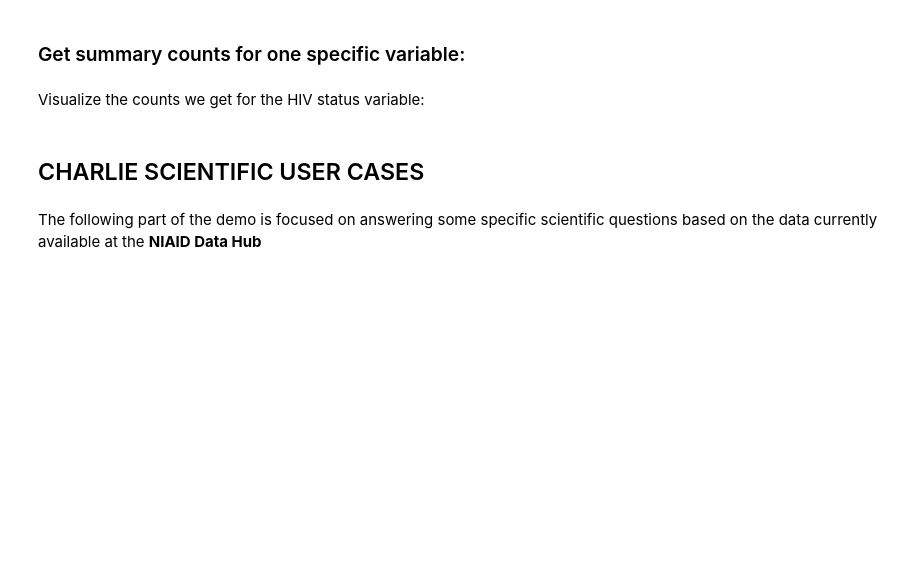
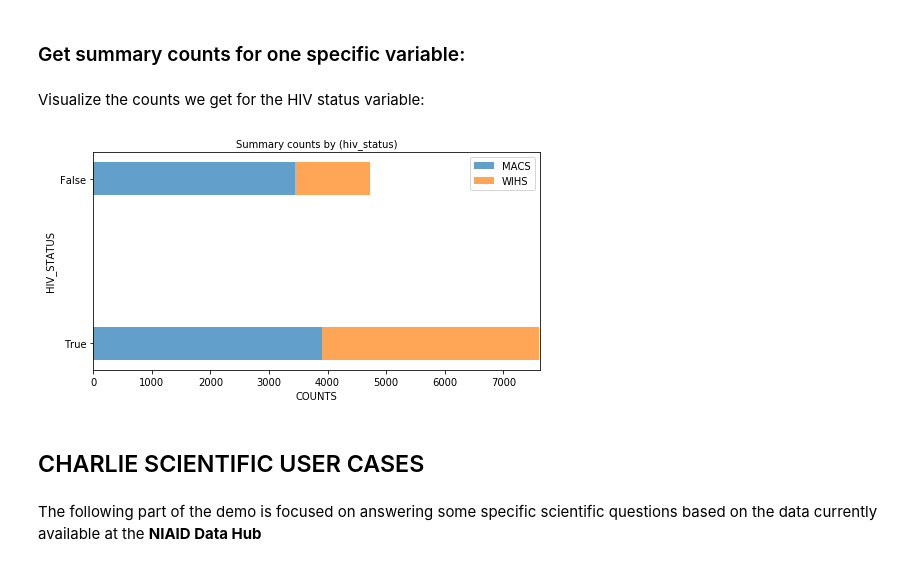
Before and after one commit to uc-cdis/ndh-demo, a Jupyter notebook: demo/CHARLIE_demo.ipynb, the cells around one changed output. Saved outputs shown, nothing was run; the diff lists cells and outputs as text; code cells hidden in the pictures; blank space fills up the shorter version.

```diff
--- a/demo/CHARLIE_demo.ipynb
+++ b/demo/CHARLIE_demo.ipynb
@@ -9,7 +9,8 @@ https://github.com/uc-cdis/ndh-demo/blob/master/demo/ndh_analysis_functions.py
 # %%
 %matplotlib inline
 import ndh_analysis_functions as ndh
-ndh.add_keys('secrets.txt')
+ndh.add_keys('niaid_fortuno.json')
+project_id = "ndh-CHARLIE"
 # %% [markdown]
 ### Get summary metrics for each data type in the data model:
 # %%
@@ -19,7 +30,9 @@ ndh.query_summary_counts('ndh-CHARLIE')
 # %% [markdown]
 Visualize the counts we get for the HIV status variable:
 # %%
-summary = ndh.query_summary_field("case", "hiv_status")
+summary = ndh.query_summary_field(project_id, "subject", "hiv_status")
+# %% [output]
+[figure, added]
 # %% [markdown]
 ## CHARLIE SCIENTIFIC USER CASES
 # %% [markdown]
```
Also changed, not shown: parts of 5 cells of this notebook, 1 other file.
